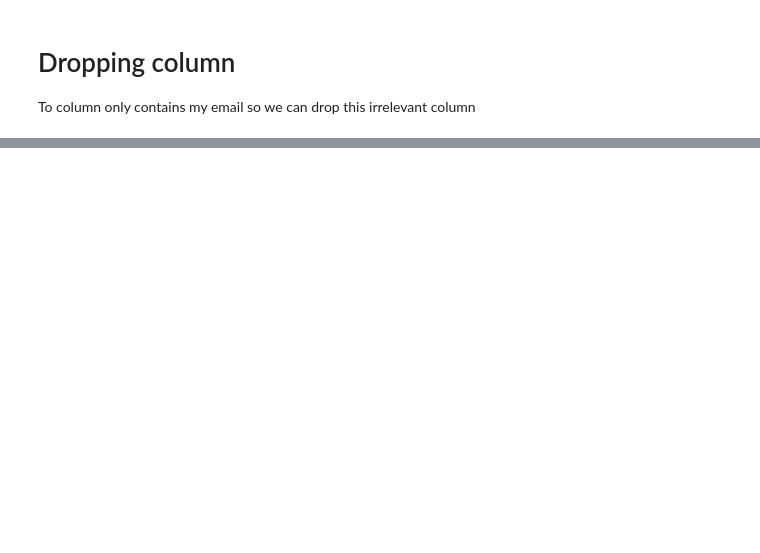
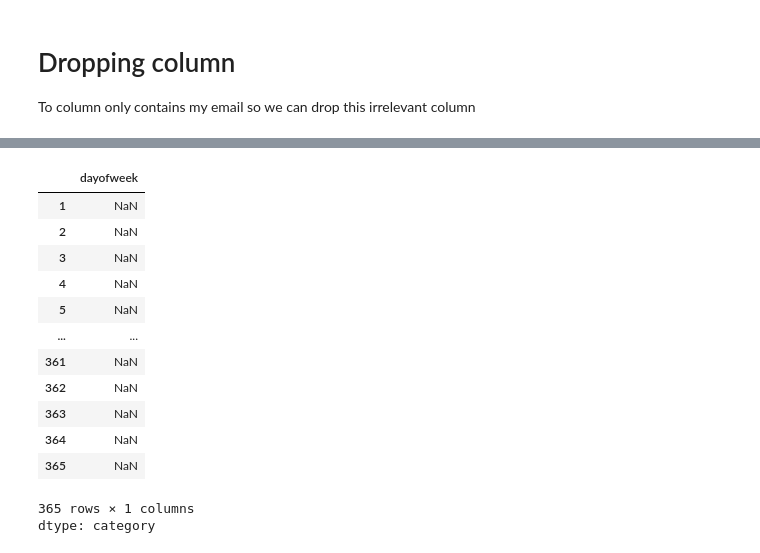
Before and after one commit to Somrat390/EDA-Practise, a Jupyter notebook: Personal_Email_Data_EDA.ipynb, the cells around one changed output, grey strips where cells are left out. Saved outputs shown, nothing was run; the diff lists cells and outputs as text; code cells hidden in the pictures; blank space fills up the shorter version.

```diff
--- a/Personal_Email_Data_EDA.ipynb
+++ b/Personal_Email_Data_EDA.ipynb
@@ -151,0 +221,17 @@ dfs.head()
+# %%
+dfs['dayofweek']
+# %% [output]
+|  | dayofweek |
+| 1 | NaN |
+| 2 | NaN |
+| 3 | NaN |
+| 4 | NaN |
+| 5 | NaN |
+| ... | ... |
+| 361 | NaN |
+| 362 | NaN |
+| 363 | NaN |
+| 364 | NaN |
+| 365 | NaN |
+365 rows × 1 columns
+dtype: category
```
Also changed, not shown: parts of 19 cells of this notebook.
